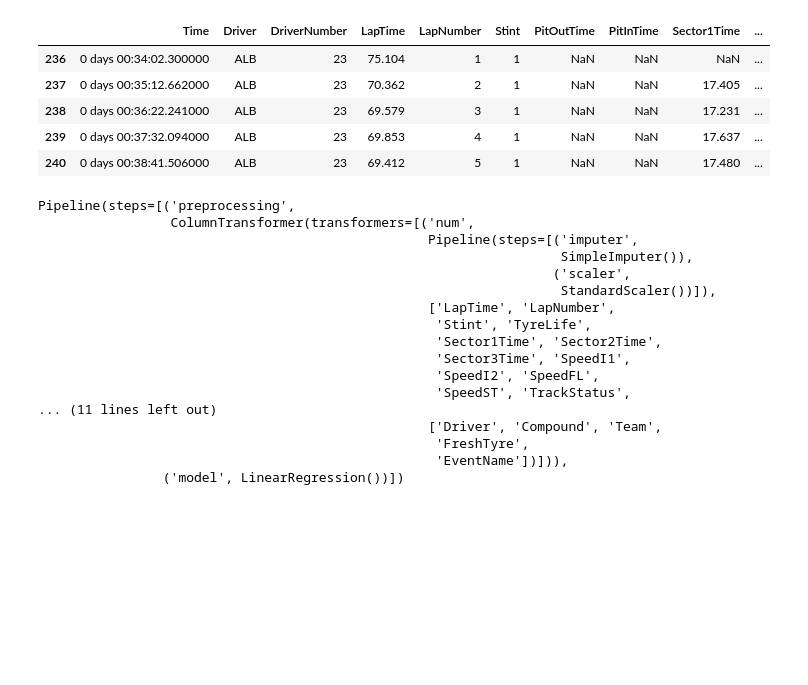
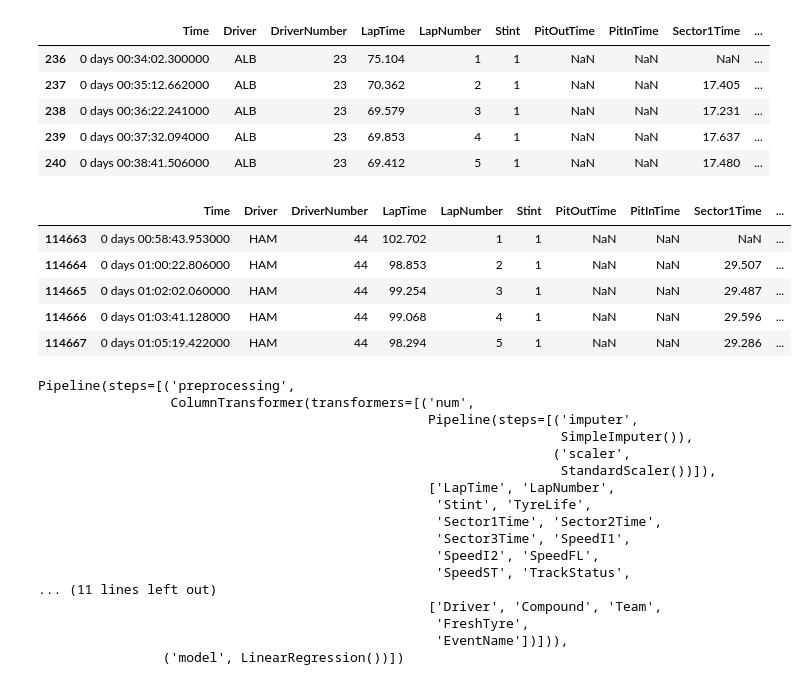
Before and after one commit to Ognjeniii/f1-predictions, a Jupyter notebook: Model3.ipynb, the cells around one changed output. Saved outputs shown, nothing was run; the diff lists cells and outputs as text; code cells hidden in the pictures; blank space fills up the shorter version.

```diff
--- a/Model3.ipynb
+++ b/Model3.ipynb
@@ -881,6 +881,24 @@ df.head()
 | 238 | 0 days 00:36:22.241000 | ALB | 23 | 69.579 | 3 | 1 | NaN | NaN | 17.231 | ... |
 | 239 | 0 days 00:37:32.094000 | ALB | 23 | 69.853 | 4 | 1 | NaN | NaN | 17.637 | ... |
 | 240 | 0 days 00:38:41.506000 | ALB | 23 | 69.412 | 5 | 1 | NaN | NaN | 17.480 | ... |
+# %%
+red_df = df[
+    (df['Season'] == 2024) &
+    (df['Round'] == 18) &
+    (df['LapNumber'] <= 5) &
+    (df['Driver'] == 'HAM')
+]
+# %%
+red_df = red_df.sort_values('LapNumber')
+# %%
+red_df.head(23)
+# %% [output]
+|  | Time | Driver | DriverNumber | LapTime | LapNumber | Stint | PitOutTime | PitInTime | Sector1Time | ... |
+| 114663 | 0 days 00:58:43.953000 | HAM | 44 | 102.702 | 1 | 1 | NaN | NaN | NaN | ... |
+| 114664 | 0 days 01:00:22.806000 | HAM | 44 | 98.853 | 2 | 1 | NaN | NaN | 29.507 | ... |
+| 114665 | 0 days 01:02:02.060000 | HAM | 44 | 99.254 | 3 | 1 | NaN | NaN | 29.487 | ... |
+| 114666 | 0 days 01:03:41.128000 | HAM | 44 | 99.068 | 4 | 1 | NaN | NaN | 29.596 | ... |
+| 114667 | 0 days 01:05:19.422000 | HAM | 44 | 98.294 | 5 | 1 | NaN | NaN | 29.286 | ... |
 # %%
 column_preprocess = ColumnTransformer(
     transformers=[
```
Also changed, not shown: 3 other files.
